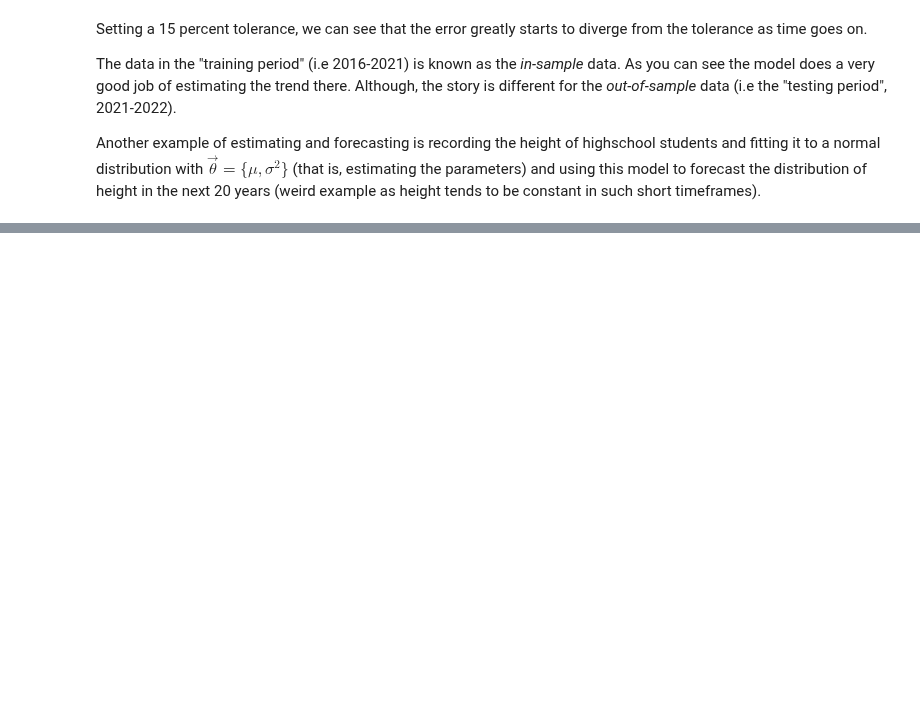
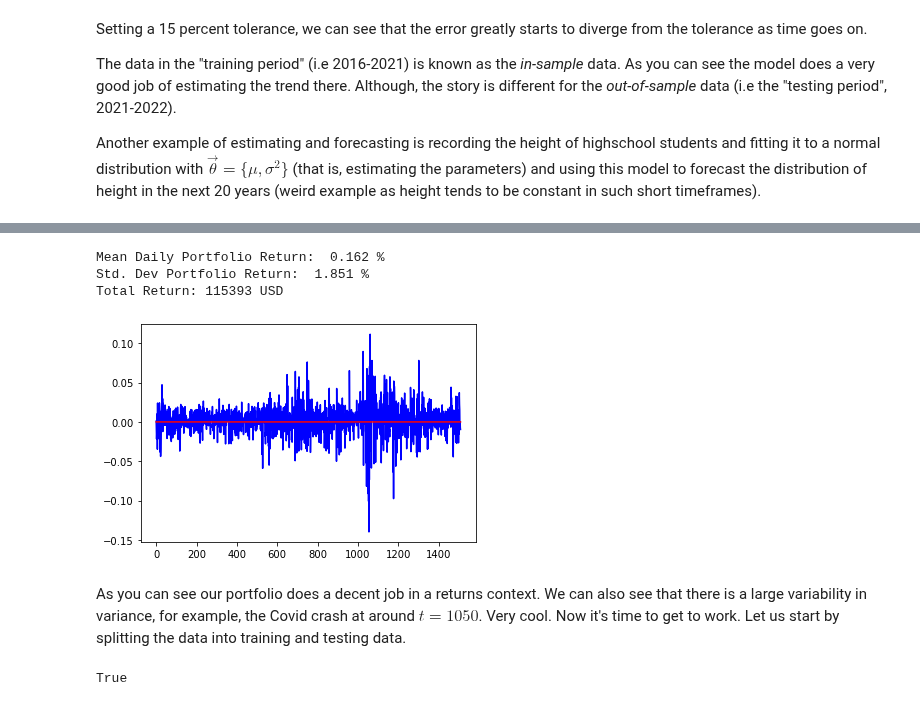
Before and after one commit to theheavygluon/Risk-Management-Course, a Jupyter notebook: Lecture 7 - Risk Backtesting and Forecasting.ipynb, the cells around one changed output, grey strips where cells are left out. Drawn from its saved outputs; the diff is of its cells as text; code cells hidden in the pictures; blank space fills up the shorter version.

```diff
--- a/Lecture 7 - Risk Backtesting and Forecasting.ipynb
+++ b/Lecture 7 - Risk Backtesting and Forecasting.ipynb
@@ -116,0 +126,34 @@ The Kupiec Test is accepted or rejected based on only how many VaR exceedances t
+# %%
+portfolio_value = 10000 #cash given to asset manager
+tickers = ["IBM", "GOOG", "TSLA", "MSFT"] # portfolio
+weights = [0.1,0.4,0.35,0.15] #weights
+
+constituent_returns = [get_stock_price(i,start="01-01-2016",end="01-01-2022") for i in tickers] #individual returns
+# %%
+portfolio_returns = [sum([weights[i]*((constituent_returns[i][j+1] - constituent_returns[i][j])/constituent_returns[i][j])for i in range(len(tickers))]) for j in range(len(constituent_returns[0]) - 1)]
+#daily portfolio returns
+
+
+
+plt.plot(portfolio_returns,color='blue') #plotting portfolio returns
+plt.plot([0 for i in range(len(portfolio_returns))], color='red') #baseline for visual purposes
+
+
+#Some stats about our portfolio
+print('Mean Daily Portfolio Return: ', round(np.mean(portfolio_returns)*100,3),"%")
+print('Std. Dev Portfolio Return: ', round(np.std(portfolio_returns)*100, 3),"%")
+print('Total Return:', round((1 + np.mean(portfolio_returns))**(252*6) * portfolio_value),"USD")
+# %% [output]
+Mean Daily Portfolio Return:  0.162 %
+Std. Dev Portfolio Return:  1.851 %
+Total Return: 115393 USD
+[figure, added]
+# %% [markdown]
+As you can see our portfolio does a decent job in a returns context. We can also see that there is a large variability in variance, for example, the Covid crash at around $t = 1050$. Very cool.  Now it's time to get to work. Let us start by splitting the data into training and testing data.
+# %%
+training_data = portfolio_returns[:int(len(portfolio_returns)*4/6)] #training data
+testing_data = portfolio_returns[int(len(portfolio_returns)*4/6):] #testing data
+
+training_data + testing_data == portfolio_returns # sanity check
+# %% [output]
+True
```
Also changed, not shown: parts of 10 cells of this notebook.
